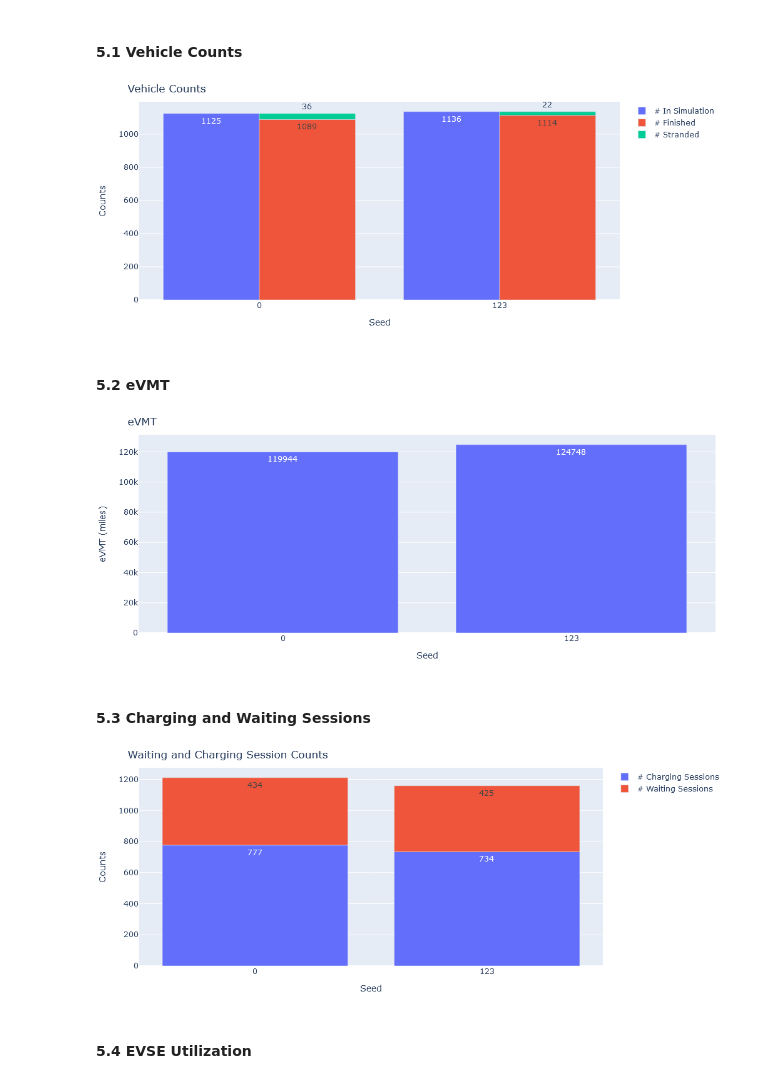
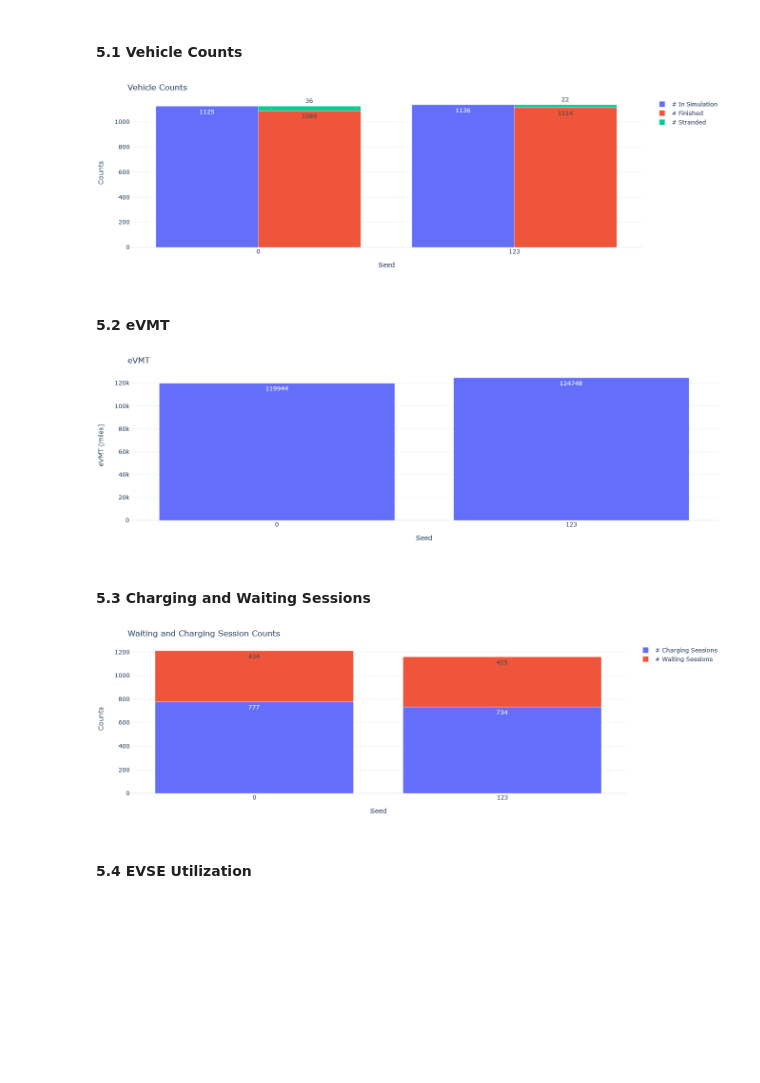
Before and after one commit to chintanp/ChargEval, a Jupyter notebook: scripts/sensitivity_seed.ipynb, the cells around one changed output. Cells and saved outputs as stored; diff of their text form; code cells hidden in the pictures; blank space fills up the shorter version.

```diff
--- a/scripts/sensitivity_seed.ipynb
+++ b/scripts/sensitivity_seed.ipynb
@@ -244,35 +283,35 @@ fig = go.Figure(
             textposition='auto',
         ),
         go.Bar(
             name="# Finished",
             x=count_stats['param_value'],
             y=count_stats['fin_count'],
             offsetgroup=1,
             text=count_stats['fin_count'],
             textposition='auto',
         ),
         go.Bar(
             name="# Stranded",
             x=count_stats['param_value'],
             y=count_stats['str_count'],
             offsetgroup=1,
             base=count_stats['fin_count'],
             text=count_stats['str_count'],
             textposition='auto',
         )
     ],
     layout=go.Layout(
         title="Vehicle Counts",
         yaxis_title="Counts",
         xaxis_title="Seed", width=600, height=400
 
     )
 )
 fig.update_xaxes(type='category')
-fig.update_layout(margin=dict(l=20, r=20, t=30, b=20), uniformtext_minsize=8, uniformtext_mode='hide')
+fig.update_layout(margin=dict(l=20, r=20, t=30, b=20), uniformtext_minsize=8, uniformtext_mode='hide', template='plotly_white')
 fig.show()
 # %% [output]
-[figure, old version]
+[figure, new version]
 # %% [markdown]
 #### 5.2 eVMT
 # %%
@@ -295,10 +334,10 @@ fig = go.Figure(
     )
 )
 fig.update_xaxes(type='category')
-fig.update_layout(margin=dict(l=20, r=20, t=30, b=20), uniformtext_minsize=8, uniformtext_mode='hide')
+fig.update_layout(margin=dict(l=20, r=20, t=30, b=20), uniformtext_minsize=8, uniformtext_mode='hide', template='plotly_white')
 fig.show()
 # %% [output]
-[figure, old version]
+[figure, new version]
 # %% [markdown]
 #### 5.3 Charging and Waiting Sessions
 # %%
@@ -330,10 +369,10 @@ fig = go.Figure(
     )
 )
 fig.update_xaxes(type='category')
-fig.update_layout(margin=dict(l=20, r=20, t=30, b=20), uniformtext_minsize=8, uniformtext_mode='hide')
+fig.update_layout(margin=dict(l=20, r=20, t=30, b=20), uniformtext_minsize=8, uniformtext_mode='hide', template='plotly_white')
 fig.show()
 # %% [output]
-[figure, old version]
+[figure, new version]
 # %% [markdown]
 #### 5.4 EVSE Utilization
 # %%
```
Also changed, not shown: parts of 5 cells of this notebook, 2 other files.
